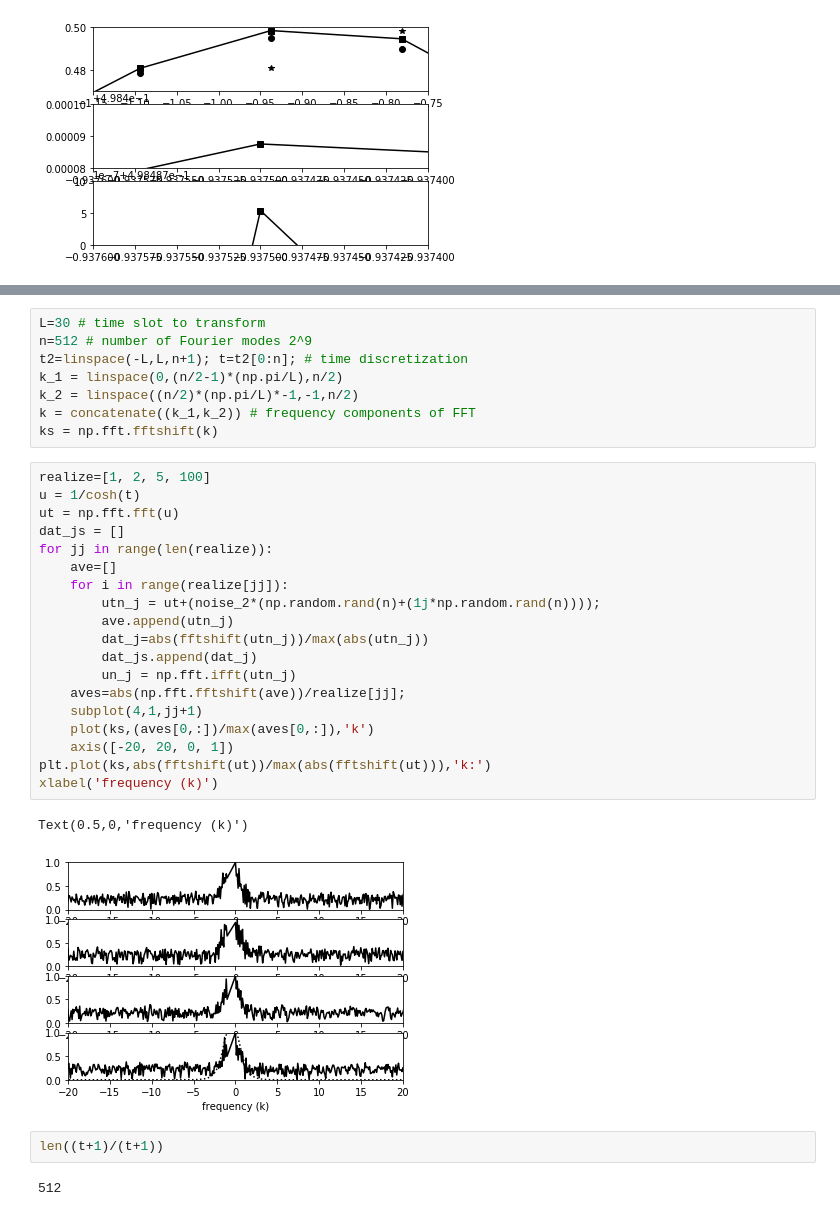
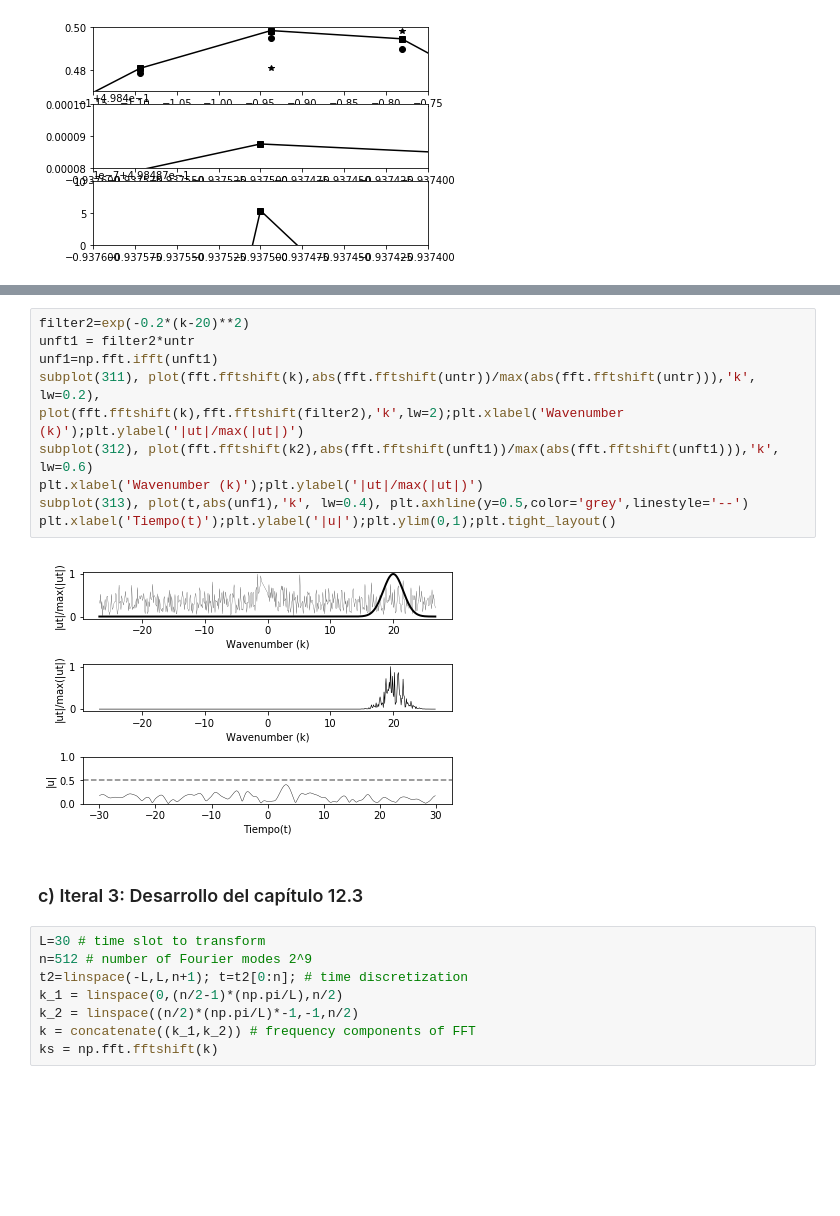
Before and after one commit to jp-gonzalez/Herramientas-Computacionales-IMEC3602, a Jupyter notebook: Taller4/Taller_4.ipynb, the cells around one changed output, grey strips where cells are left out. Saved outputs shown, nothing was run; the diff lists cells and outputs as text; blank space fills up the shorter version.

```diff
--- a/Taller4/Taller_4.ipynb
+++ b/Taller4/Taller_4.ipynb
@@ -212,3 +178,17 @@ unf1=np.fft.ifft(unft1)
+# %%
+filter2=exp(-0.2*(k-20)**2)
+unft1 = filter2*untr
+unf1=np.fft.ifft(unft1)
+subplot(311), plot(fft.fftshift(k),abs(fft.fftshift(untr))/max(abs(fft.fftshift(untr))),'k', lw=0.2),
+plot(fft.fftshift(k),fft.fftshift(filter2),'k',lw=2);plt.xlabel('Wavenumber (k)');plt.ylabel('|ut|/max(|ut|)')
+subplot(312), plot(fft.fftshift(k2),abs(fft.fftshift(unft1))/max(abs(fft.fftshift(unft1))),'k', lw=0.6)
+plt.xlabel('Wavenumber (k)');plt.ylabel('|ut|/max(|ut|)')
+subplot(313), plot(t,abs(unf1),'k', lw=0.4), plt.axhline(y=0.5,color='grey',linestyle='--')
+plt.xlabel('Tiempo(t)');plt.ylabel('|u|');plt.ylim(0,1);plt.tight_layout()
+# %% [output]
+[figure, added]
+# %% [markdown]
+<h3><a name="iteral3">c) Iteral 3: Desarrollo del capítulo 12.3</a></h3>
 # %%
 L=30 # time slot to transform
 n=512 # number of Fourier modes 2^9
@@ -217,29 +197,3 @@ k_1 = linspace(0,(n/2-1)*(np.pi/L),n/2)
 k_2 = linspace((n/2)*(np.pi/L)*-1,-1,n/2)
 k = concatenate((k_1,k_2)) # frequency components of FFT
 ks = np.fft.fftshift(k)
-# %%
-realize=[1, 2, 5, 100]
-u = 1/cosh(t)
-ut = np.fft.fft(u)
-dat_js = []
-for jj in range(len(realize)):
-    ave=[]
-    for i in range(realize[jj]):
-        utn_j = ut+(noise_2*(np.random.rand(n)+(1j*np.random.rand(n))));
-        ave.append(utn_j)
-        dat_j=abs(fftshift(utn_j))/max(abs(utn_j))
-        dat_js.append(dat_j)
-        un_j = np.fft.ifft(utn_j)
-    aves=abs(np.fft.fftshift(ave))/realize[jj];
-    subplot(4,1,jj+1)
-    plot(ks,(aves[0,:])/max(aves[0,:]),'k')
-    axis([-20, 20, 0, 1])
-plt.plot(ks,abs(fftshift(ut))/max(abs(fftshift(ut))),'k:')
-xlabel('frequency (k)')
-# %% [output]
-Text(0.5,0,'frequency (k)')
-[figure, removed]
-# %%
-len((t+1)/(t+1))
-# %% [output]
-512
```
Also changed, not shown: parts of 23 cells of this notebook.
